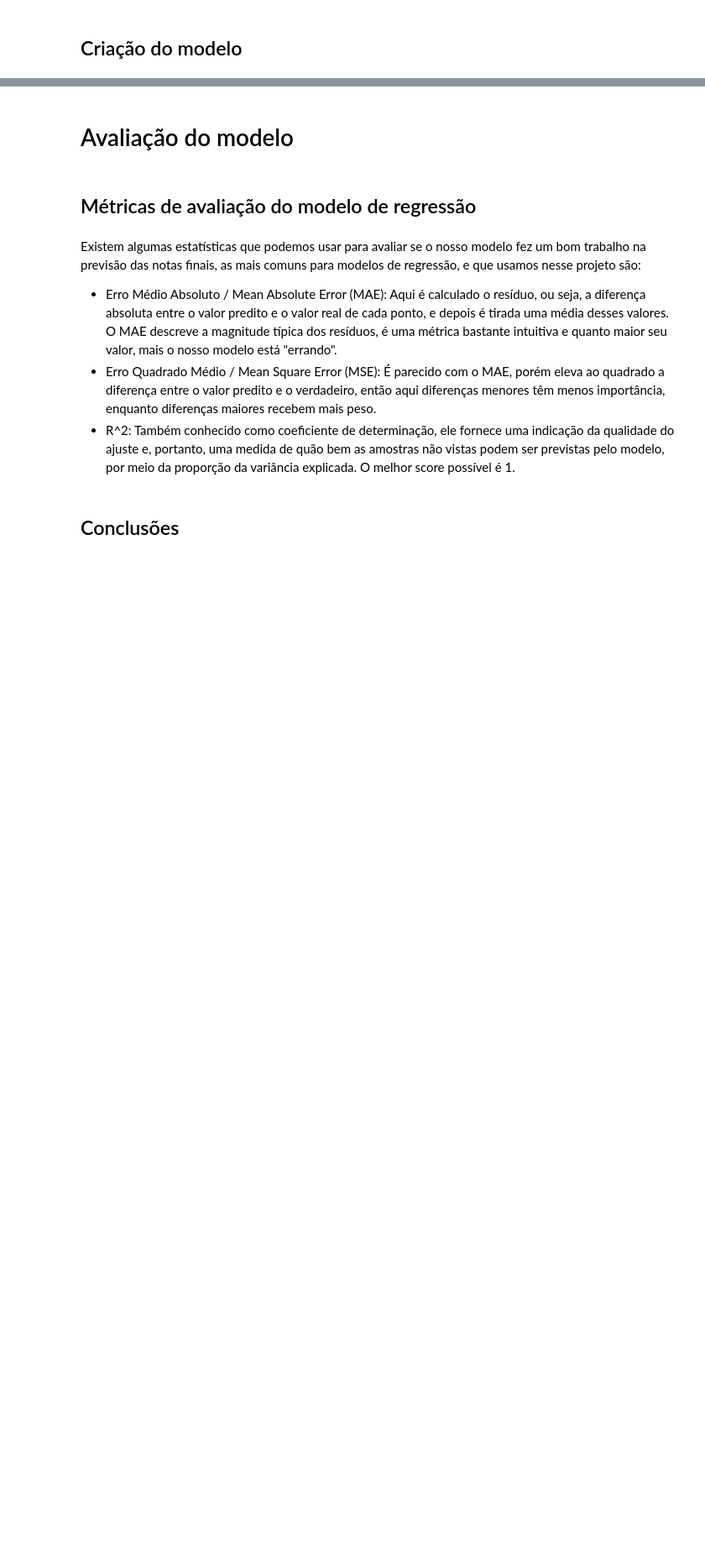
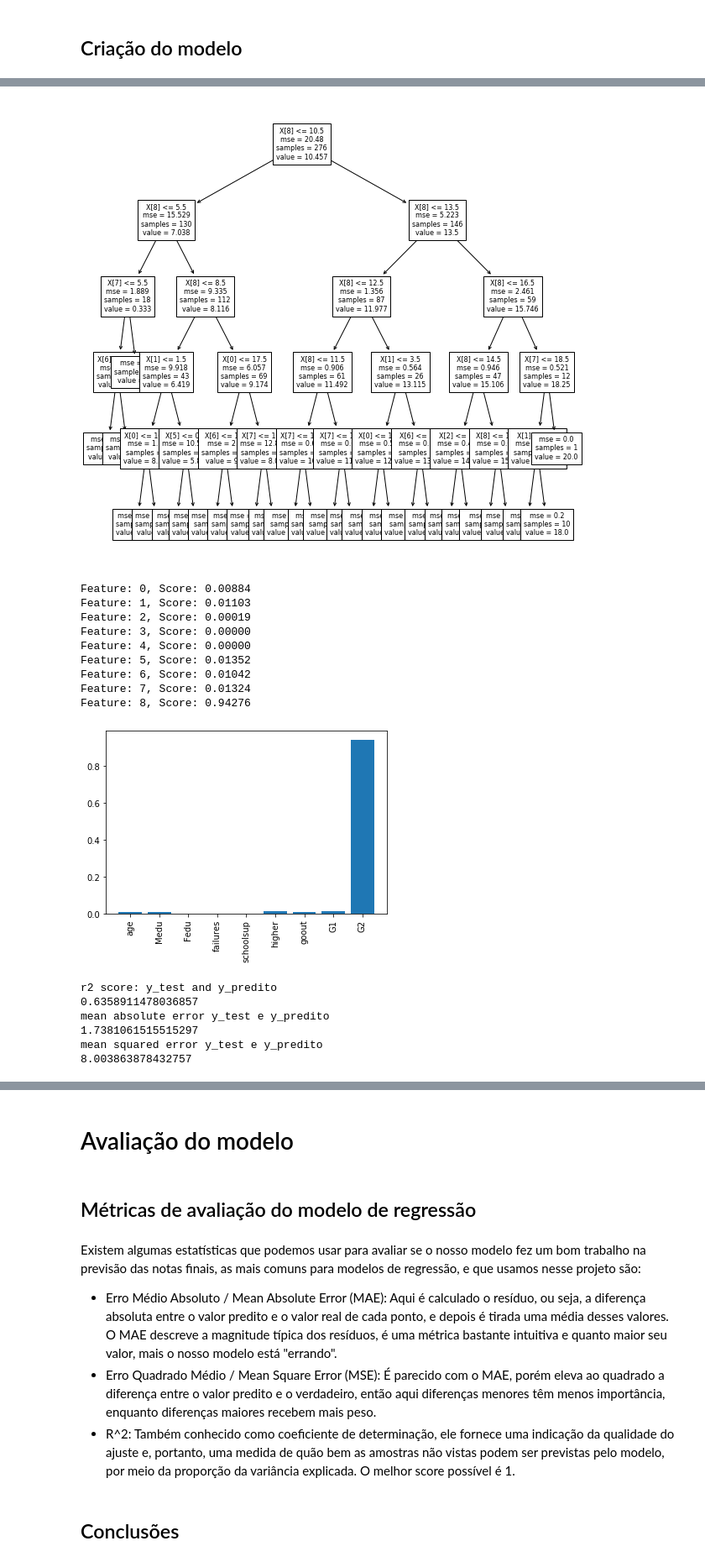
Before and after one commit to seidenfuss/AIGirls_notasAlunos, a Jupyter notebook: modelo_notas_alunos.ipynb, the cells around one changed output, grey strips where cells are left out. Shown: that part at 84% size. Saved outputs shown, nothing was run; the diff lists cells and outputs as text; code cells hidden in the pictures; blank space fills up the shorter version.

```diff
--- a/modelo_notas_alunos.ipynb
+++ b/modelo_notas_alunos.ipynb
@@ -92,0 +93,5 @@ print(X_correlacao_pearson_treze.shape)
+# %%
+# Acima de 0.13 ou abaixo de -0.13
+X_correlacao_spearman_treze = df_modelo[['age', 'Medu','Fedu','failures','schoolsup','higher','goout','G1','G2']]
+# Foram escolhidas 9 variáveis para o X
+print(X_correlacao_spearman_treze.shape)
@@ -209,3 +222,23 @@ mean squared error y_test e y_predito
+# %%
+arvore_test(X_correlacao_spearman_treze, y, 5)
+# %% [output]
+[figure, added]
+Feature: 0, Score: 0.00884
+Feature: 1, Score: 0.01103
+Feature: 2, Score: 0.00019
+Feature: 3, Score: 0.00000
+Feature: 4, Score: 0.00000
+Feature: 5, Score: 0.01352
+Feature: 6, Score: 0.01042
+Feature: 7, Score: 0.01324
+Feature: 8, Score: 0.94276
+[figure, added]
+r2 score: y_test and y_predito
+0.6358911478036857
+mean absolute error y_test e y_predito
+1.7381061515515297
+mean squared error y_test e y_predito
+8.003863878432757
 # %%
 arvore_test(X_social,y,5)
 # %% [output]
```
Also changed, not shown: parts of 16 cells of this notebook, 4 other files.
